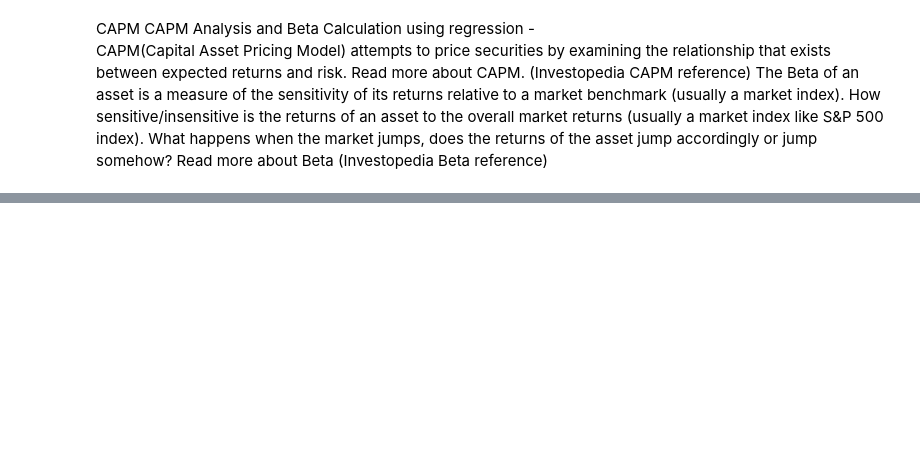
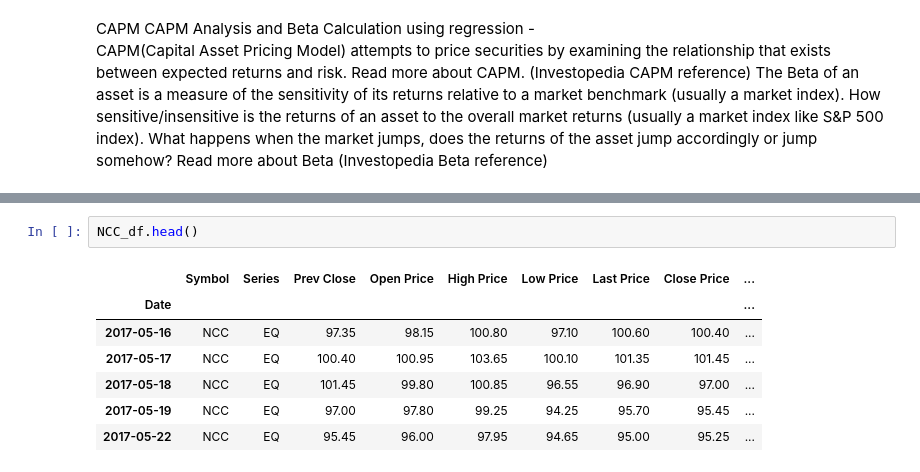
Before and after one commit to Daywalker21/AICTE-Aspiration.ai_ML-DS, a Jupyter notebook: Module 3 - Regression - Beta Calculation.ipynb, the cells around one changed output, grey strips where cells are left out. Saved outputs shown, nothing was run; the diff lists cells and outputs as text; blank space fills up the shorter version.

```diff
--- a/Module 3 - Regression - Beta Calculation.ipynb
+++ b/Module 3 - Regression - Beta Calculation.ipynb
@@ -127,0 +136,10 @@ dataset
+# %%
+NCC_df.head()
+# %% [output]
+|  | Symbol | Series | Prev Close | Open Price | High Price | Low Price | Last Price | Close Price | ... |
+| Date |  |  |  |  |  |  |  |  | ... |
+| 2017-05-16 | NCC | EQ | 97.35 | 98.15 | 100.80 | 97.10 | 100.60 | 100.40 | ... |
+| 2017-05-17 | NCC | EQ | 100.40 | 100.95 | 103.65 | 100.10 | 101.35 | 101.45 | ... |
+| 2017-05-18 | NCC | EQ | 101.45 | 99.80 | 100.85 | 96.55 | 96.90 | 97.00 | ... |
+| 2017-05-19 | NCC | EQ | 97.00 | 97.80 | 99.25 | 94.25 | 95.70 | 95.45 | ... |
+| 2017-05-22 | NCC | EQ | 95.45 | 96.00 | 97.95 | 94.65 | 95.00 | 95.25 | ... |
```
Also changed, not shown: parts of 15 cells of this notebook.
